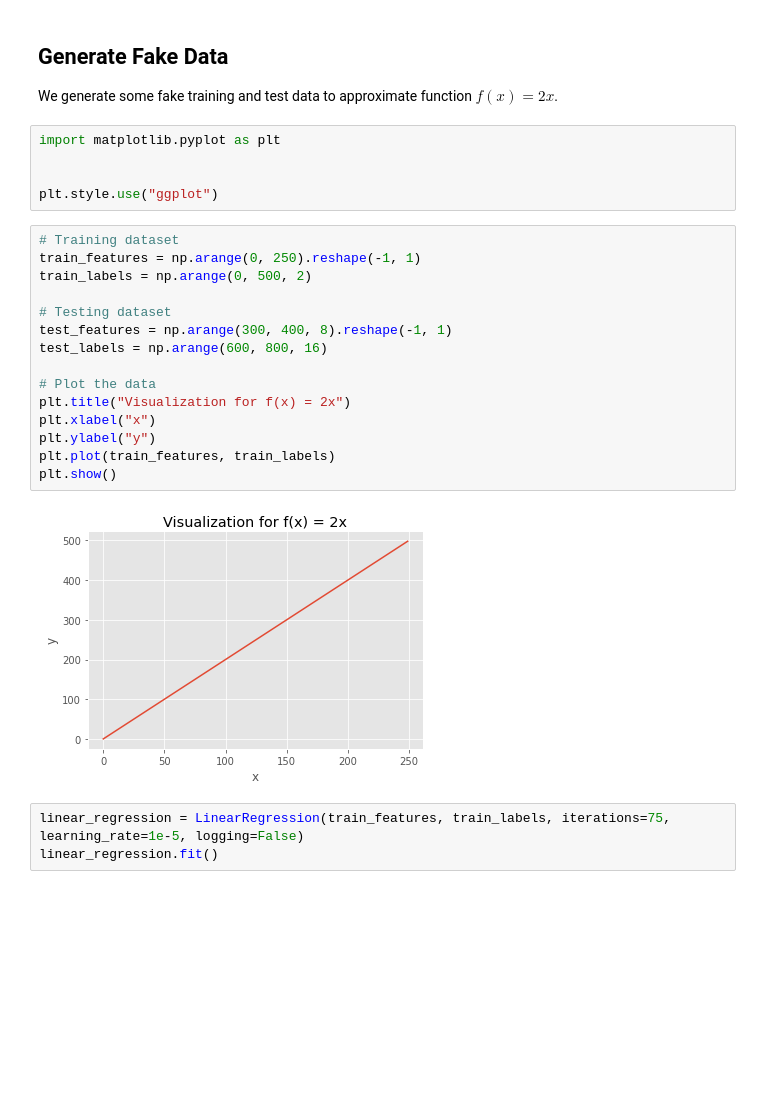
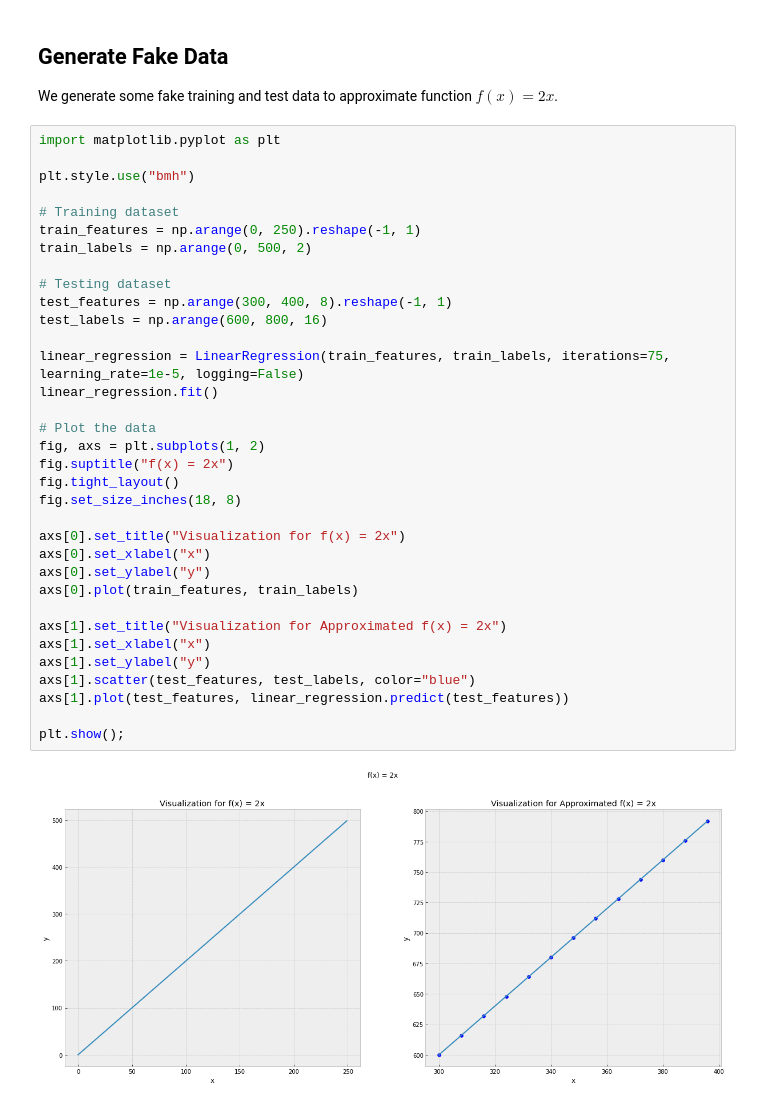
Before and after one commit to oniani/ai, a Jupyter notebook: models_from_scratch/linear_regression.ipynb, the cells around one changed output. Drawn from its saved outputs; the diff is of its cells as text; blank space fills up the shorter version.

Commit message:
Linear Regression done

```diff
--- a/models_from_scratch/linear_regression.ipynb
+++ b/models_from_scratch/linear_regression.ipynb
@@ -81,28 +76,39 @@ class LinearRegression:
 ## Generate Fake Data
 
 We generate some fake training and test data to approximate function $f(x) = 2x$.
-# %%
-import matplotlib.pyplot as plt
-
-
-plt.style.use("ggplot")
 # %%
+import matplotlib.pyplot as plt
+
+plt.style.use("bmh")
+
 # Training dataset
 train_features = np.arange(0, 250).reshape(-1, 1)
 train_labels = np.arange(0, 500, 2)
 
 # Testing dataset
 test_features = np.arange(300, 400, 8).reshape(-1, 1)
 test_labels = np.arange(600, 800, 16)
 
+linear_regression = LinearRegression(train_features, train_labels, iterations=75, learning_rate=1e-5, logging=False)
+linear_regression.fit()
+
 # Plot the data
-plt.title("Visualization for f(x) = 2x")
-plt.xlabel("x")
-plt.ylabel("y")
-plt.plot(train_features, train_labels)
-plt.show()
+fig, axs = plt.subplots(1, 2)
+fig.suptitle("f(x) = 2x")
+fig.tight_layout()
+fig.set_size_inches(18, 8)
+
+axs[0].set_title("Visualization for f(x) = 2x")
+axs[0].set_xlabel("x")
+axs[0].set_ylabel("y")
+axs[0].plot(train_features, train_labels)
+
+axs[1].set_title("Visualization for Approximated f(x) = 2x")
+axs[1].set_xlabel("x")
+axs[1].set_ylabel("y")
+axs[1].scatter(test_features, test_labels, color="blue")
+axs[1].plot(test_features, linear_regression.predict(test_features))
+
+plt.show();
 # %% [output]
-[figure, old version]
+[figure, new version]
-# %%
-linear_regression = LinearRegression(train_features, train_labels, iterations=75, learning_rate=1e-5, logging=False)
-linear_regression.fit()
```
Also changed, not shown: parts of 3 cells of this notebook.
